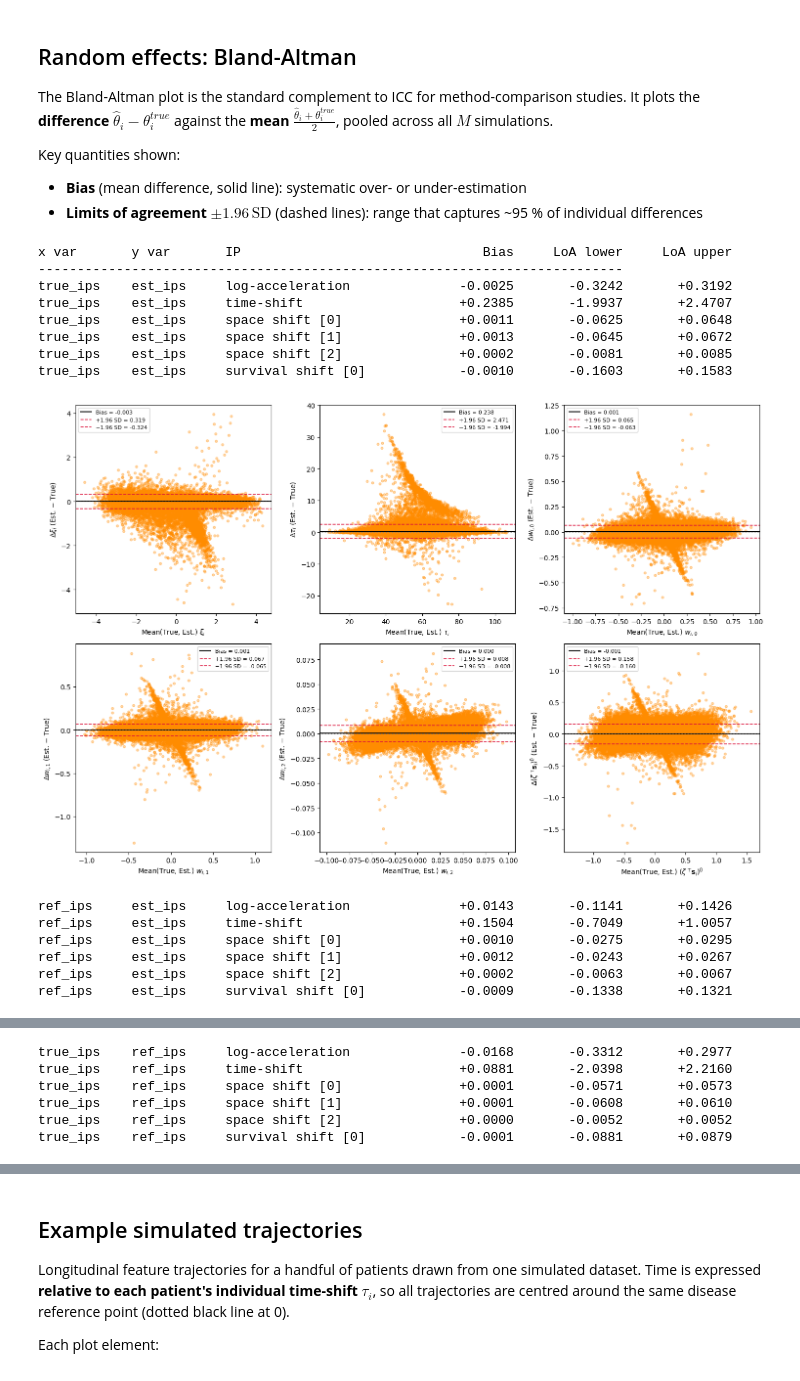
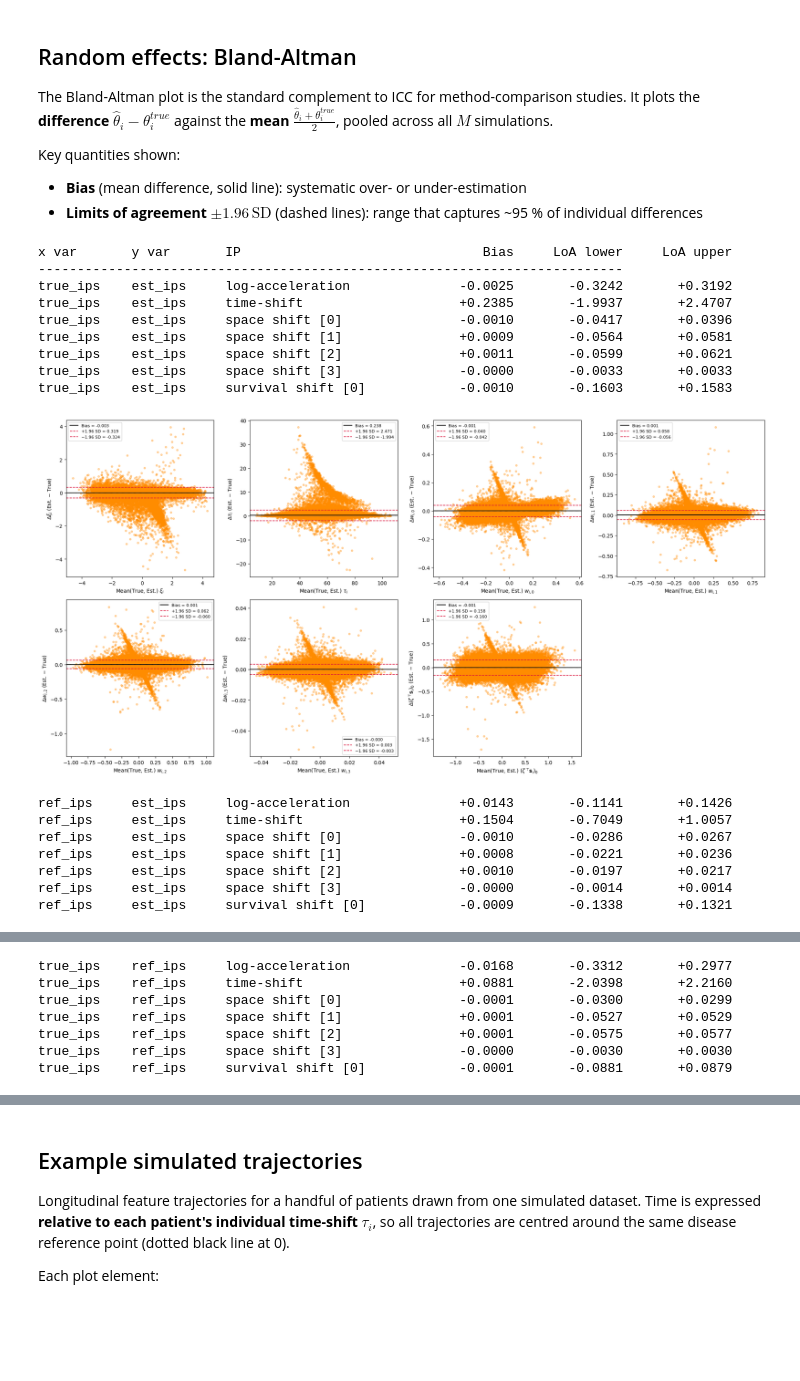
Before and after one commit to JeanJNMV/leaspy-JointSimulation, a Jupyter notebook: notebooks/3. Paper's Pipeline.ipynb, the cells around one changed output, grey strips where cells are left out. Saved outputs shown, nothing was run; the diff lists cells and outputs as text; code cells hidden in the pictures; blank space fills up the shorter version.

```diff
--- a/notebooks/3. Paper's Pipeline.ipynb
+++ b/notebooks/3. Paper's Pipeline.ipynb
@@ -713,7 +732,7 @@ else:
         ("true_ips", "ref_ips", valid_ref_pairs,      "steelblue"),
     ]
 
-    MAX_COLS = 3
+    MAX_COLS = 4
 
     print(f"{'x var':10s}  {'y var':10s}  {'IP':25s}  {'Bias':>10s}  {'LoA lower':>12s}  {'LoA upper':>12s}")
     print("-" * 75)
@@ -756,40 +775,42 @@ else:
             loa_lo = bias - 1.96 * sd
             loa_hi = bias + 1.96 * sd
 
             xl = short_label[x_var]
             yl = short_label[y_var]
 
             ax.scatter(means, diffs, alpha=0.35, s=12, color=cmp_color)
             ax.axhline(bias,   color="black",   lw=1.5, linestyle="-",  label=f"Bias = {bias:.3f}")
             ax.axhline(loa_hi, color="crimson", lw=1.2, linestyle="--", label=f"+1.96 SD = {loa_hi:.3f}")
             ax.axhline(loa_lo, color="crimson", lw=1.2, linestyle="--", label=f"\u22121.96 SD = {loa_lo:.3f}")
             ax.axhline(0, color="grey", lw=0.8, linestyle=":")
             ax.set_xlabel(f"Mean({xl}, {yl}) {col_ltx}")
             ax.set_ylabel(f"\u0394{col_ltx} ({yl} \u2212 {xl})")
             ax.legend(fontsize=8)
 
             print(f"{x_var:10s}  {y_var:10s}  {col_desc:25s}  {bias:+10.4f}  {loa_lo:+12.4f}  {loa_hi:+12.4f}")
 
         # Hide any leftover (empty) subplot cells
         for idx in range(n_plots, nrows * ncols):
             axes_flat[idx].set_visible(False)
 
         #plt.suptitle(f"Bland-Altman: {short_label[x_var]} vs {short_label[y_var]}", fontsize=12)
         plt.tight_layout()
         plt.show()
 # %% [output]
 x var       y var       IP                               Bias     LoA lower     LoA upper
 ---------------------------------------------------------------------------
 true_ips    est_ips     log-acceleration              -0.0025       -0.3242       +0.3192
 true_ips    est_ips     time-shift                    +0.2385       -1.9937       +2.4707
-true_ips    est_ips     space shift [0]               +0.0011       -0.0625       +0.0648
-true_ips    est_ips     space shift [1]               +0.0013       -0.0645       +0.0672
-true_ips    est_ips     space shift [2]               +0.0002       -0.0081       +0.0085
+true_ips    est_ips     space shift [0]               -0.0010       -0.0417       +0.0396
+true_ips    est_ips     space shift [1]               +0.0009       -0.0564       +0.0581
+true_ips    est_ips     space shift [2]               +0.0011       -0.0599       +0.0621
+true_ips    est_ips     space shift [3]               -0.0000       -0.0033       +0.0033
 true_ips    est_ips     survival shift [0]            -0.0010       -0.1603       +0.1583
-[figure, old version]
+[figure, new version]
 ref_ips     est_ips     log-acceleration              +0.0143       -0.1141       +0.1426
 ref_ips     est_ips     time-shift                    +0.1504       -0.7049       +1.0057
-ref_ips     est_ips     space shift [0]               +0.0010       -0.0275       +0.0295
-ref_ips     est_ips     space shift [1]               +0.0012       -0.0243       +0.0267
-ref_ips     est_ips     space shift [2]               +0.0002       -0.0063       +0.0067
+ref_ips     est_ips     space shift [0]               -0.0010       -0.0286       +0.0267
+ref_ips     est_ips     space shift [1]               +0.0008       -0.0221       +0.0236
+ref_ips     est_ips     space shift [2]               +0.0010       -0.0197       +0.0217
+ref_ips     est_ips     space shift [3]               -0.0000       -0.0014       +0.0014
 ref_ips     est_ips     survival shift [0]            -0.0009       -0.1338       +0.1321
@@ -797,6 +818,7 @@ ref_ips     est_ips     survival shift [0]            -0.0009       -0.1338
 true_ips    ref_ips     log-acceleration              -0.0168       -0.3312       +0.2977
 true_ips    ref_ips     time-shift                    +0.0881       -2.0398       +2.2160
-true_ips    ref_ips     space shift [0]               +0.0001       -0.0571       +0.0573
-true_ips    ref_ips     space shift [1]               +0.0001       -0.0608       +0.0610
-true_ips    ref_ips     space shift [2]               +0.0000       -0.0052       +0.0052
+true_ips    ref_ips     space shift [0]               -0.0001       -0.0300       +0.0299
+true_ips    ref_ips     space shift [1]               +0.0001       -0.0527       +0.0529
+true_ips    ref_ips     space shift [2]               +0.0001       -0.0575       +0.0577
+true_ips    ref_ips     space shift [3]               -0.0000       -0.0030       +0.0030
 true_ips    ref_ips     survival shift [0]            -0.0001       -0.0881       +0.0879
```
Also changed, not shown: parts of 3 cells of this notebook, 5 other files.
